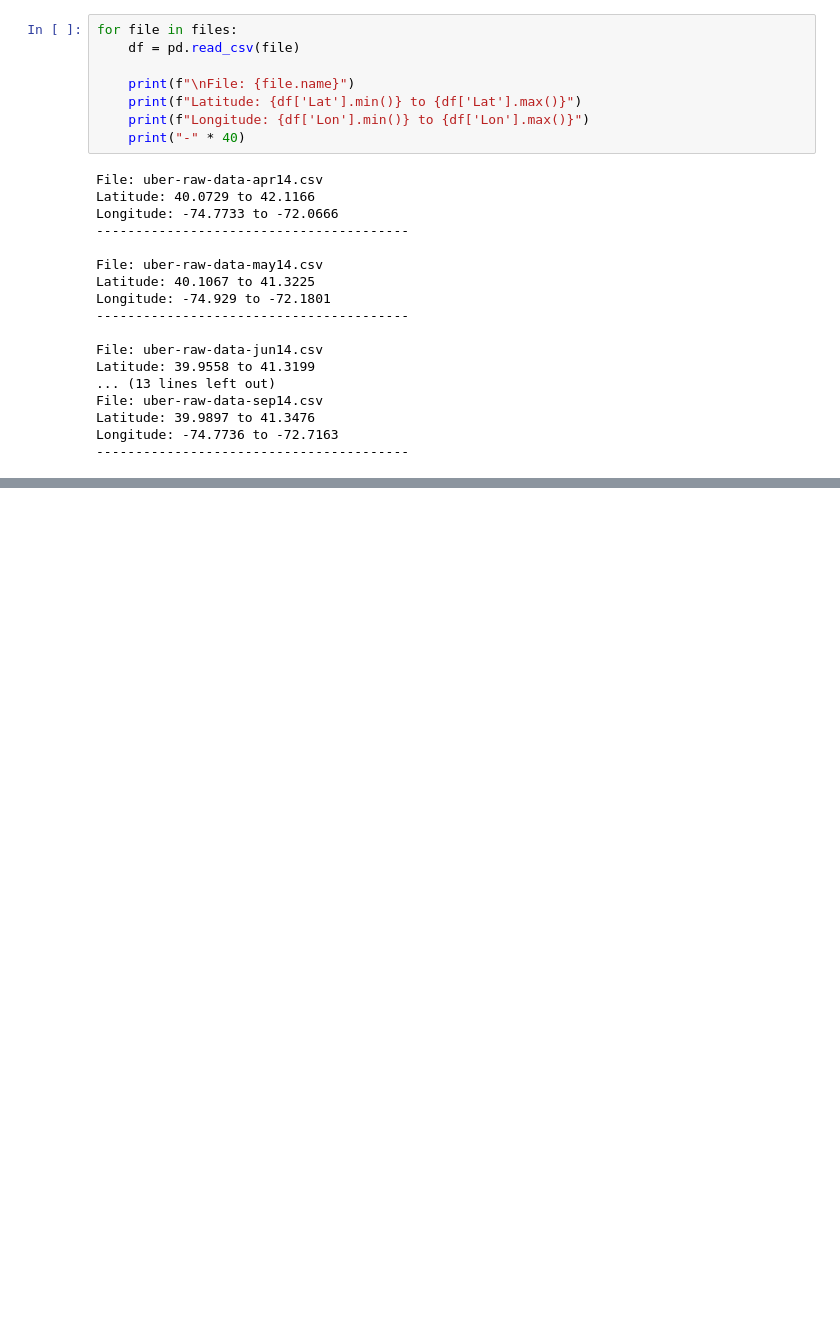
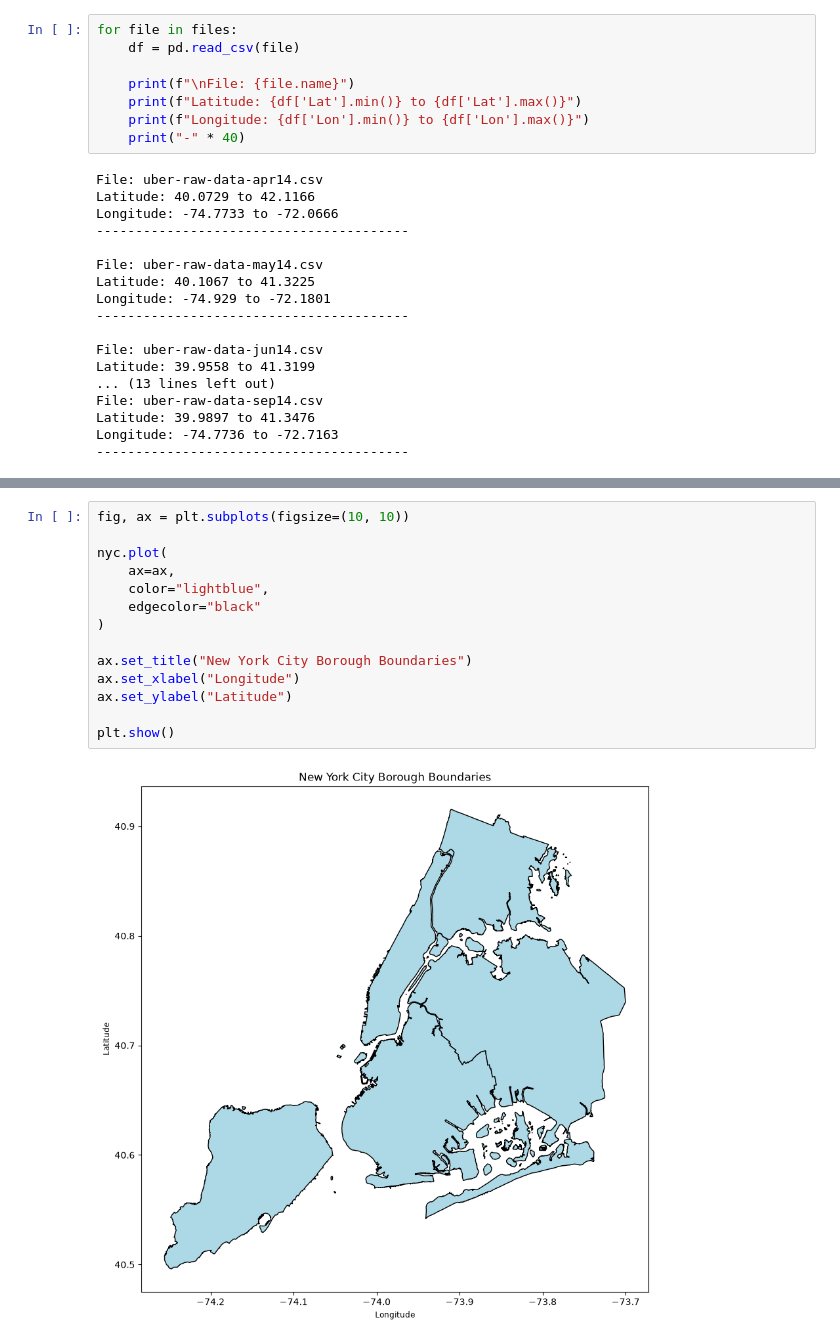
Before and after one commit to m4rnop/uber-pickup-demand-analysis, a Jupyter notebook: notebooks/01_data_understanding.ipynb, the cells around one changed output, grey strips where cells are left out. Cells and saved outputs as stored; diff of their text form; blank space fills up the shorter version.

```diff
--- a/notebooks/01_data_understanding.ipynb
+++ b/notebooks/01_data_understanding.ipynb
@@ -302,0 +327,16 @@ KeyboardInterrupt:
+# %%
+fig, ax = plt.subplots(figsize=(10, 10))
+
+nyc.plot(
+    ax=ax,
+    color="lightblue",
+    edgecolor="black"
+)
+
+ax.set_title("New York City Borough Boundaries")
+ax.set_xlabel("Longitude")
+ax.set_ylabel("Latitude")
+
+plt.show()
+# %% [output]
+[figure, added]
```
Also changed, not shown: parts of 7 cells of this notebook, 8 other files.
